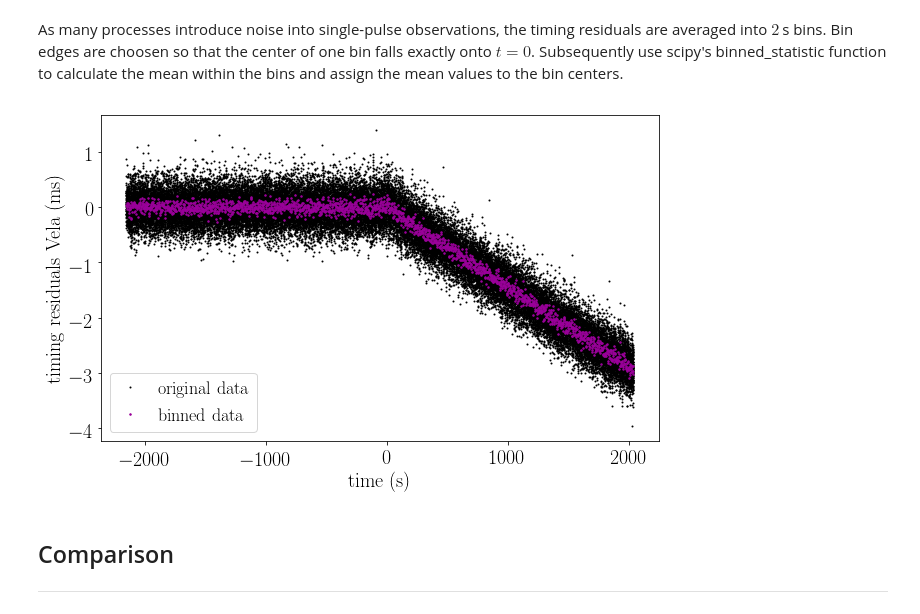
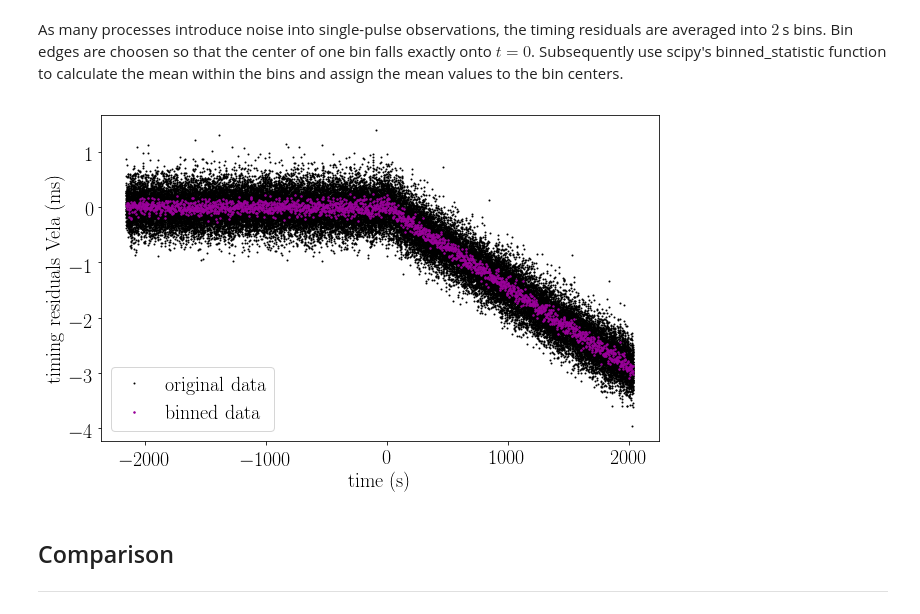
Before and after one commit to vanessagraber/glitchrises, a Jupyter notebook: data_comparison.ipynb, the cells around one changed output. Cells and saved outputs as stored; diff of their text form; code cells hidden in the pictures.

```diff
--- a/data_comparison.ipynb
+++ b/data_comparison.ipynb
@@ -100,19 +100,19 @@ bin_center = bin_edges[:-1] + (bin_edges[1:] - bin_edges[:-1])/2
 # %%
 fig = plt.figure()
 fig.set_size_inches(10,6)
 mpl.rcParams.update({'font.size': 20})
 
 plt.plot(df_Vela['seconds'], df_Vela['residual'], '.', ms=2, label='original data', color='black')
 plt.plot(bin_center, Vela_bin_means, '.', ms=3, label='binned data', color=colors[0])
 
 plt.xlabel(r'time (s)')
 plt.ylabel(r'timing residuals Vela (ms)')
 
-plt.legend(loc=3, handlelength=1.5, fontsize=18);
+plt.legend(loc=3, handlelength=1.5, fontsize=20);
 
 plt.show()
 # %% [output]
-[figure, old version]
+[figure, new version]
 # %% [markdown]
 ## Comparison
 ---
```
Also changed, not shown: parts of 20 cells of this notebook.
